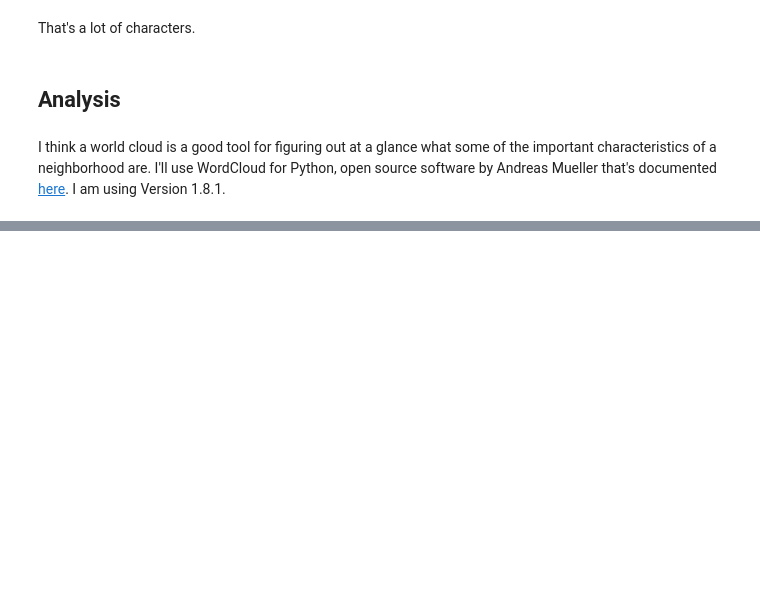
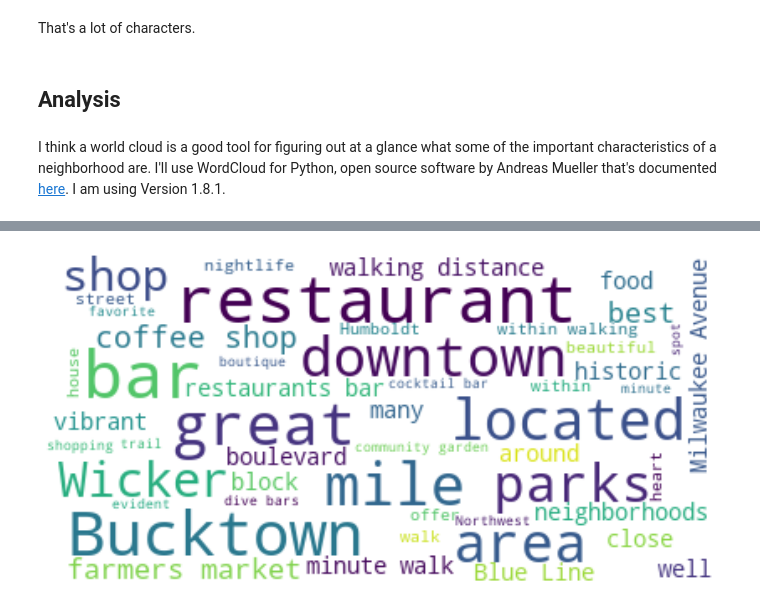
Before and after one commit to tdauer2718/airbnb-chicago, a Jupyter notebook: Chicago Airbnb analysis.ipynb, the cells around one changed output, grey strips where cells are left out. Drawn from its saved outputs; the diff is of its cells as text; code cells hidden in the pictures; blank space fills up the shorter version.

```diff
--- a/Chicago Airbnb analysis.ipynb
+++ b/Chicago Airbnb analysis.ipynb
@@ -1448,0 +1461,4 @@ make_wordcloud('Lincoln Park')
+# %%
+make_wordcloud('Logan Square')
+# %% [output]
+[figure, added]
```
Also changed, not shown: parts of 14 cells of this notebook.
